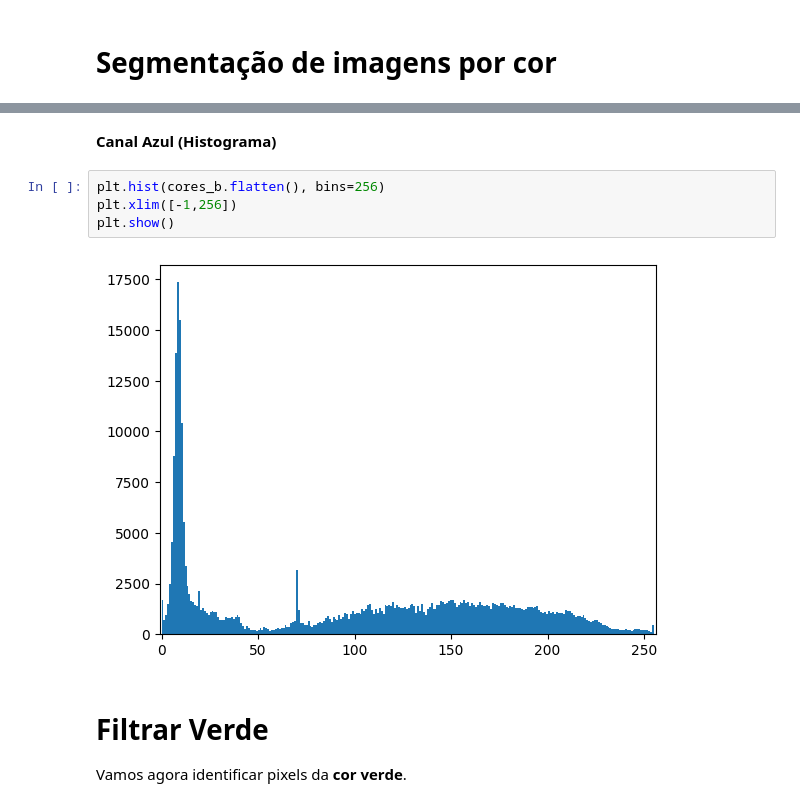
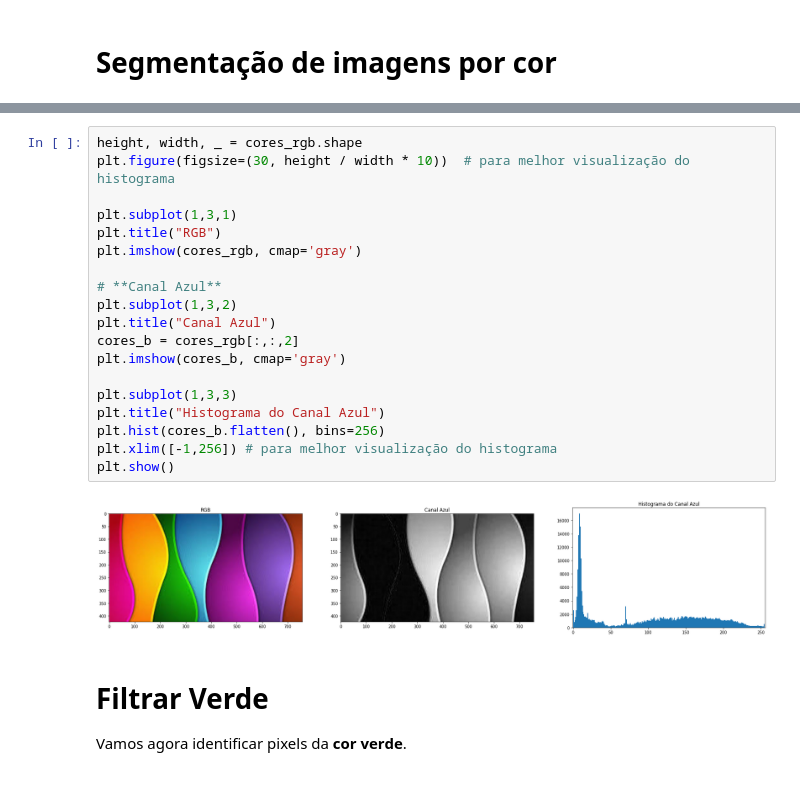
Before and after one commit to Insper/robotica-computacional, a Jupyter notebook: docs/modulos/01-imagens-e-matrizes/atividade4.ipynb, the cells around one changed output, grey strips where cells are left out. Saved outputs shown, nothing was run; the diff lists cells and outputs as text.

```diff
--- a/docs/modulos/01-imagens-e-matrizes/atividade4.ipynb
+++ b/docs/modulos/01-imagens-e-matrizes/atividade4.ipynb
@@ -62,11 +72,24 @@ plt.show()
-# %% [markdown]
-**Canal Azul (Histograma)**
-# %%
-plt.hist(cores_b.flatten(), bins=256)
-plt.xlim([-1,256])
-plt.show()
-# %% [output]
-[figure, removed]
+# %%
+height, width, _ = cores_rgb.shape
+plt.figure(figsize=(30, height / width * 10))  # para melhor visualização do histograma
+
+plt.subplot(1,3,1)
+plt.title("RGB")
+plt.imshow(cores_rgb, cmap='gray')
+
+# **Canal Azul**
+plt.subplot(1,3,2)
+plt.title("Canal Azul")
+cores_b = cores_rgb[:,:,2]
+plt.imshow(cores_b, cmap='gray')
+
+plt.subplot(1,3,3)
+plt.title("Histograma do Canal Azul")
+plt.hist(cores_b.flatten(), bins=256)
+plt.xlim([-1,256]) # para melhor visualização do histograma
+plt.show()
+# %% [output]
+[figure, added]
 # %% [markdown]
 # Filtrar Verde
 Vamos agora identificar pixels da **cor verde**.
```
Also changed, not shown: parts of 15 cells of this notebook, 1 other file.
